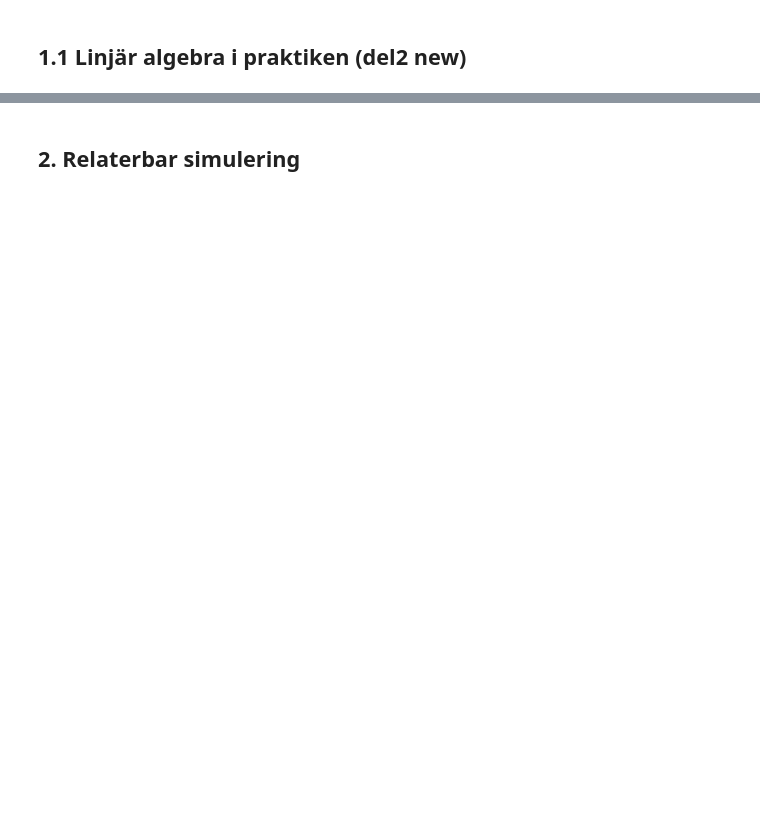
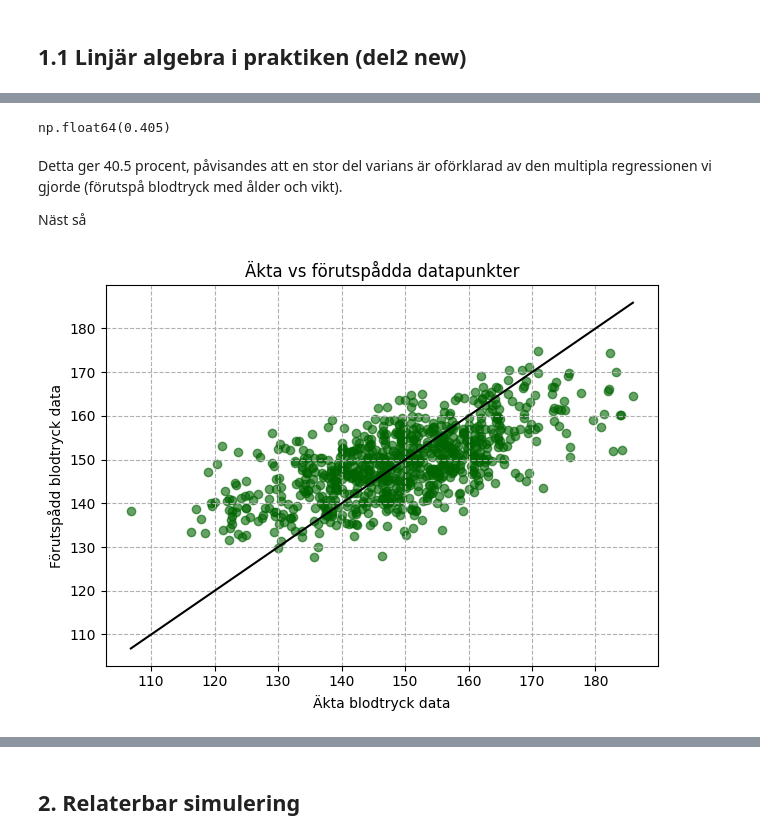
Before and after one commit to MaWe96/Health-Study-Python, a Jupyter notebook: notebook.ipynb, the cells around one changed output, grey strips where cells are left out. Cells and saved outputs as stored; diff of their text form; code cells hidden in the pictures; blank space fills up the shorter version.

```diff
--- a/notebook.ipynb
+++ b/notebook.ipynb
@@ -108,0 +132,11 @@ instance_of_class.assign_summary()
+# %%
+from sklearn.linear_model import LinearRegression
+
+X = df[["age", "weight"]].values # vi ska förutspå värden via dessa variabler
+y = df["systolic_bp"].values # ska förutspås
+
+method = LinearRegression()
+method.fit(X, y)
+
+print(f"Skärningspunkt y-axel:         {method.intercept_.round(4)}")
+print(f"Koefficienterna ålder & vikt: {method.coef_.round(4)}")
@@ -108,0 +154,19 @@ instance_of_class.assign_summary()
+# %%
+import numpy as np
+
+# bygga upp designmatris med samma df värden som vid scikit-approachen.
+ones_col      = np.ones(len(df))
+design_matrix = np.column_stack([ones_col, df.age.values, df.weight.values])
+# och som förut:
+y = df["systolic_bp"].values # ska förutspås
+
+# Matrisoperation, där @ är matrismultiplikation.
+beta_hat = np.linalg.inv(design_matrix.transpose() @ design_matrix) @ design_matrix.transpose() @ y
+# ger y, koefficient för ålder och vikt, respektivt.
+print(f"Skärningspunkt y-axel:         {beta_hat[0].round(4)}")
+print(f"Koefficienterna ålder & vikt: {beta_hat[1:].round(4)}")
+
+# Jämföra numpy och scikit:
+ydiff           = round(method.intercept_ - beta_hat[0],4)
+age_weight_diff = (method.coef_ - beta_hat[1:]).round(4) # fick error av round(), .round() funkar.
+print(f"\nSkillnad mellan scikit och numpy tillvägagångssätt: {ydiff}, {age_weight_diff}")
@@ -108,0 +184,22 @@ instance_of_class.assign_summary()
+# %%
+r2_score = method.score(X,y) # vi använder scikit från innan.
+np.round(r2_score,3)
+# %% [output]
+np.float64(0.405)
+# %% [markdown]
+Detta ger 40.5 procent, påvisandes att en stor del varians är oförklarad av den multipla regressionen vi gjorde (förutspå blodtryck med ålder och vikt).
+
+Näst så
+# %%
+prediction_y = method.predict(X)
+
+plt.figure()
+plt.scatter(y, prediction_y, color="darkgreen", alpha=0.6)
+plt.plot([y.min(), y.max()], [y.min(), y.max()], color="black", linestyle="-") # en 1:1 linje, om alla datapunkter vore på den skulle vi haft R^2=100%.
+plt.xlabel("Äkta blodtryck data")
+plt.ylabel("Förutspådd blodtryck data")
+plt.title("Äkta vs förutspådda datapunkter")
+plt.grid(True, linestyle="--")
+plt.tight_layout()
+# %% [output]
+[figure, added]
```
Also changed, not shown: parts of 54 cells of this notebook, 4 other files.
